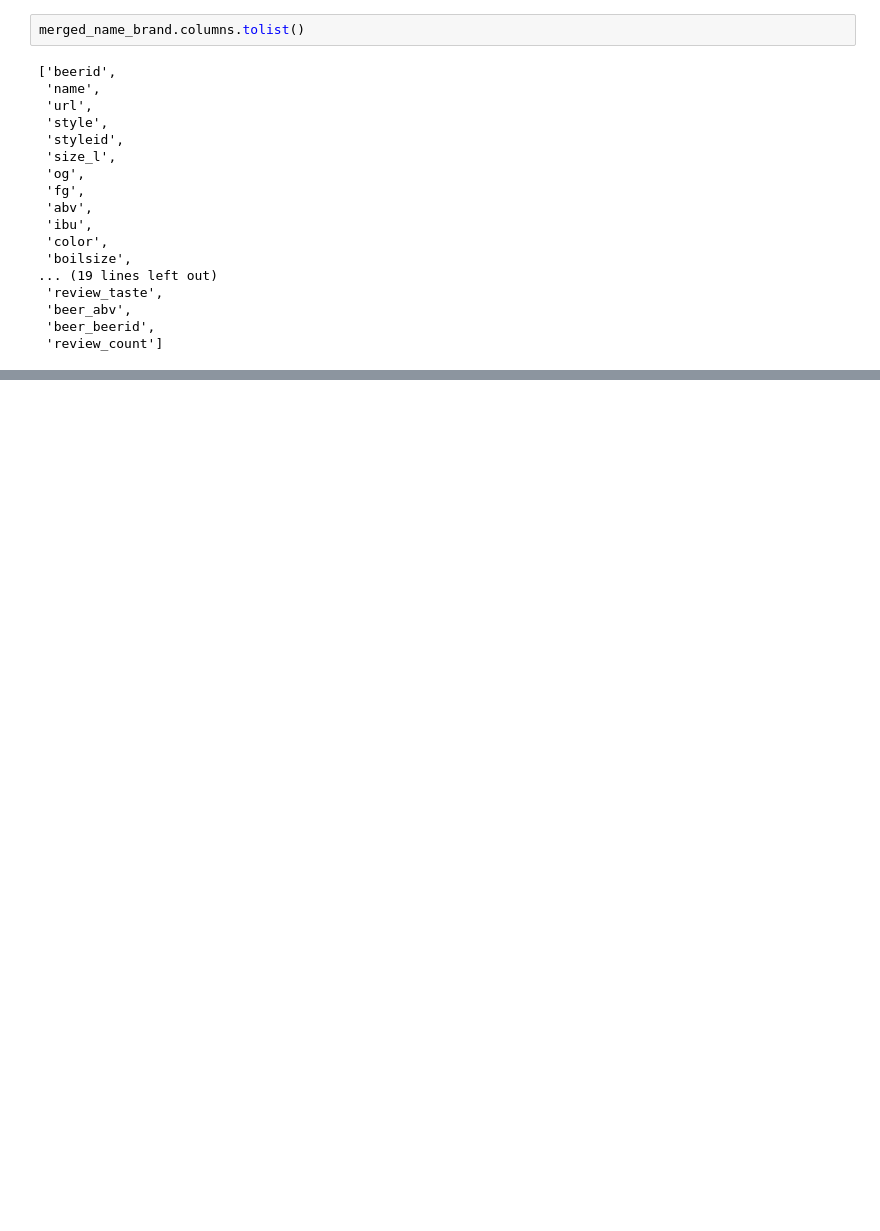
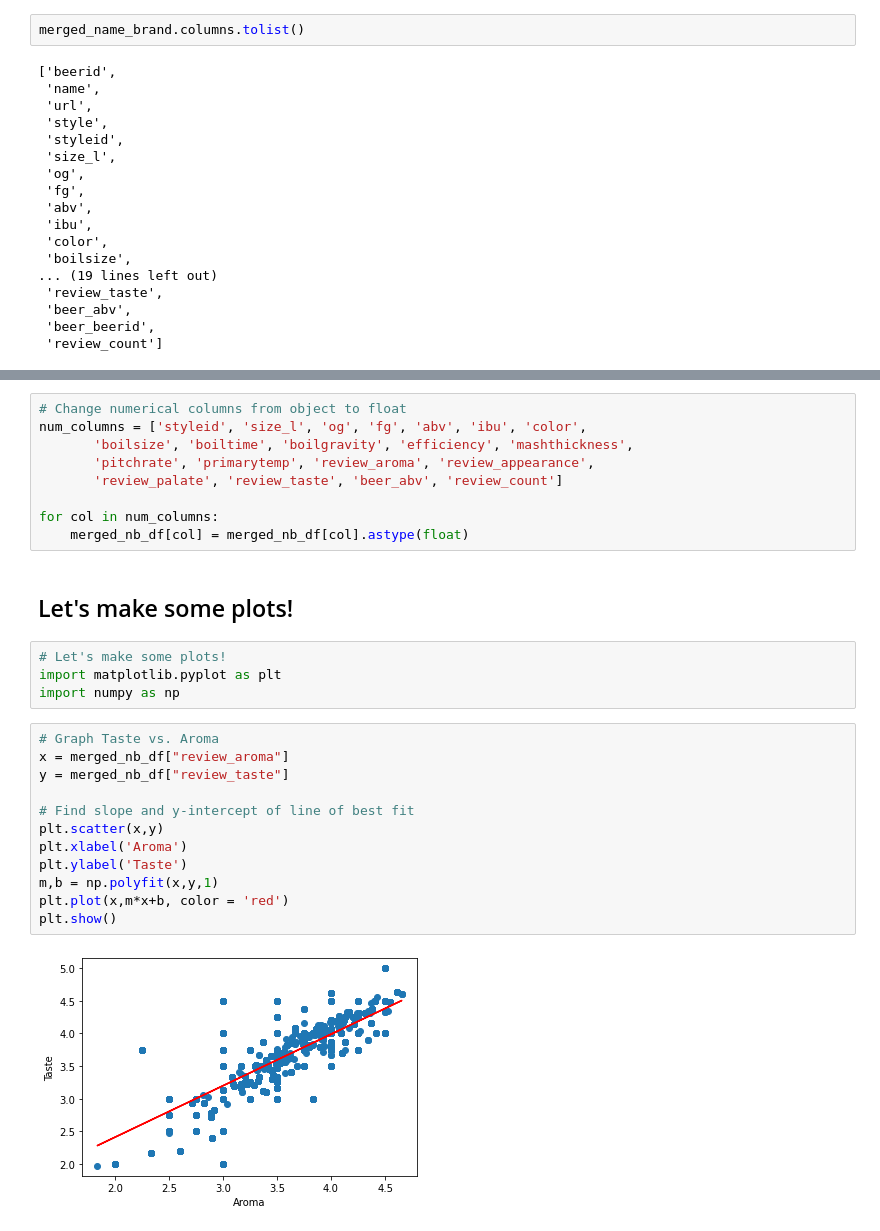
Before and after one commit to chase-dalton/Das-Boot-Brew-Review, a Jupyter notebook: Machine_learning/beer_reviews_ML.ipynb, the cells around one changed output, grey strips where cells are left out. Drawn from its saved outputs; the diff is of its cells as text; blank space fills up the shorter version.

Commit message:
adding lin regression images

```diff
--- a/Machine_learning/beer_reviews_ML.ipynb
+++ b/Machine_learning/beer_reviews_ML.ipynb
@@ -422,0 +354,29 @@ dtype: int64
+# %%
+# Change numerical columns from object to float
+num_columns = ['styleid', 'size_l', 'og', 'fg', 'abv', 'ibu', 'color',
+       'boilsize', 'boiltime', 'boilgravity', 'efficiency', 'mashthickness',
+       'pitchrate', 'primarytemp', 'review_aroma', 'review_appearance',
+       'review_palate', 'review_taste', 'beer_abv', 'review_count']
+
+for col in num_columns:
+    merged_nb_df[col] = merged_nb_df[col].astype(float)
+# %% [markdown]
+## Let's make some plots!
+# %%
+# Let's make some plots!
+import matplotlib.pyplot as plt
+import numpy as np
+# %%
+# Graph Taste vs. Aroma
+x = merged_nb_df["review_aroma"]
+y = merged_nb_df["review_taste"]
+
+# Find slope and y-intercept of line of best fit
+plt.scatter(x,y)
+plt.xlabel('Aroma')
+plt.ylabel('Taste')
+m,b = np.polyfit(x,y,1)
+plt.plot(x,m*x+b, color = 'red')
+plt.show()
+# %% [output]
+[figure, added]
```
Also changed, not shown: parts of 45 cells of this notebook, 7 other files.
